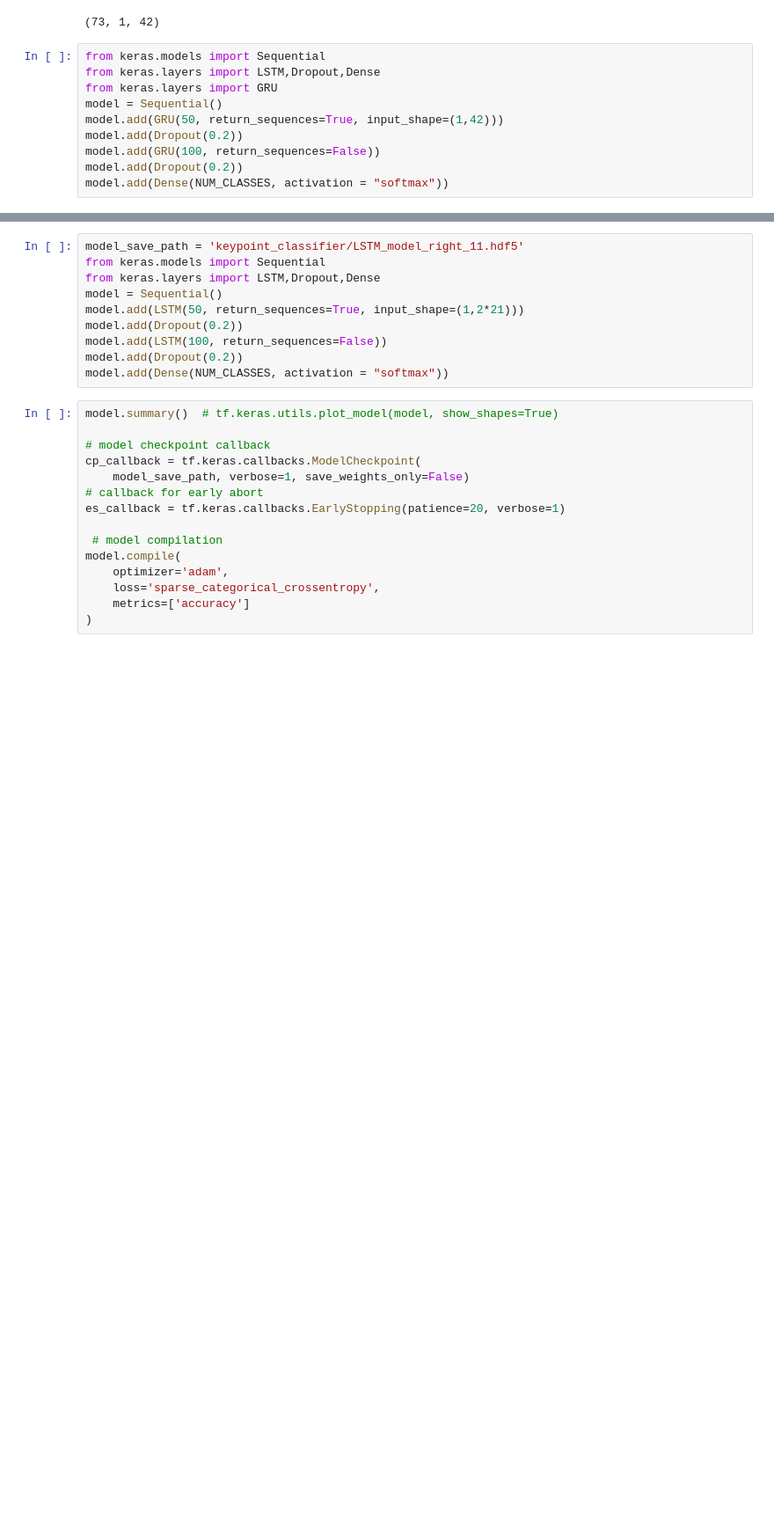
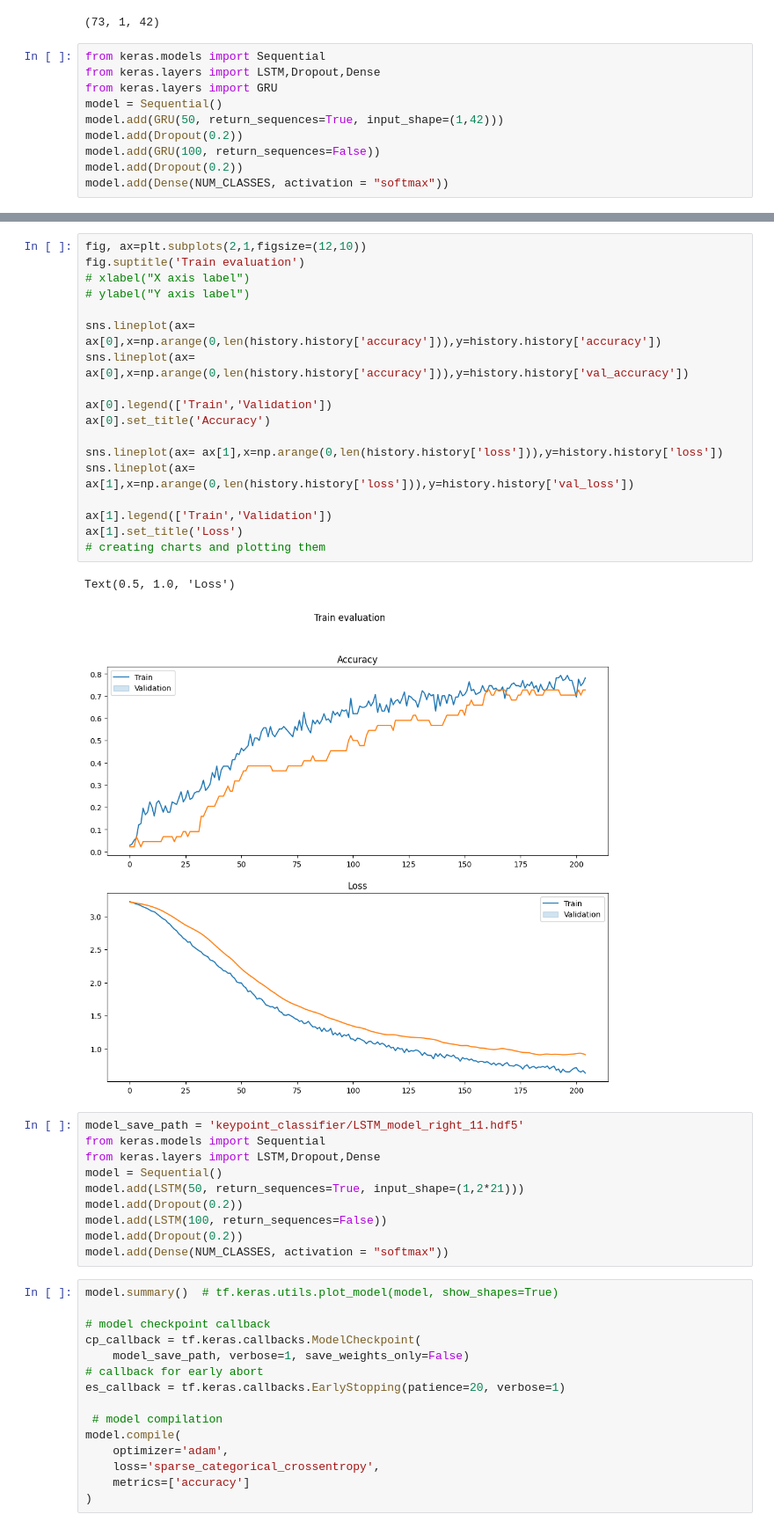
Before and after one commit to shadow-27/PolishAlphabet_SignLanguage_Detection, a Jupyter notebook: model/GRU_simpleRNN_LSTM_FF_11.ipynb, the cells around one changed output, grey strips where cells are left out. Shown: that part at 88% size. Cells and saved outputs as stored; diff of their text form; blank space fills up the shorter version.

```diff
--- a/model/GRU_simpleRNN_LSTM_FF_11.ipynb
+++ b/model/GRU_simpleRNN_LSTM_FF_11.ipynb
@@ -173,3 +172,24 @@ weighted avg      0.734     0.630     0.640        73
+# %%
+fig, ax=plt.subplots(2,1,figsize=(12,10))
+fig.suptitle('Train evaluation')
+# xlabel("X axis label")
+# ylabel("Y axis label")
+
+sns.lineplot(ax= ax[0],x=np.arange(0,len(history.history['accuracy'])),y=history.history['accuracy'])
+sns.lineplot(ax= ax[0],x=np.arange(0,len(history.history['accuracy'])),y=history.history['val_accuracy'])
+
+ax[0].legend(['Train','Validation'])
+ax[0].set_title('Accuracy')
+
+sns.lineplot(ax= ax[1],x=np.arange(0,len(history.history['loss'])),y=history.history['loss'])
+sns.lineplot(ax= ax[1],x=np.arange(0,len(history.history['loss'])),y=history.history['val_loss'])
+
+ax[1].legend(['Train','Validation'])
+ax[1].set_title('Loss')
+# creating charts and plotting them
+# %% [output]
+Text(0.5, 1.0, 'Loss')
+[figure, added]
 # %%
 model_save_path = 'keypoint_classifier/LSTM_model_right_11.hdf5'
 from keras.models import Sequential
```
Also changed, not shown: parts of 10 cells of this notebook, 8 other files.
